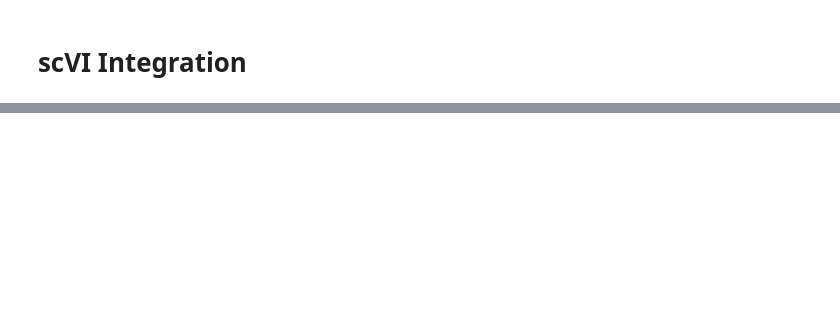
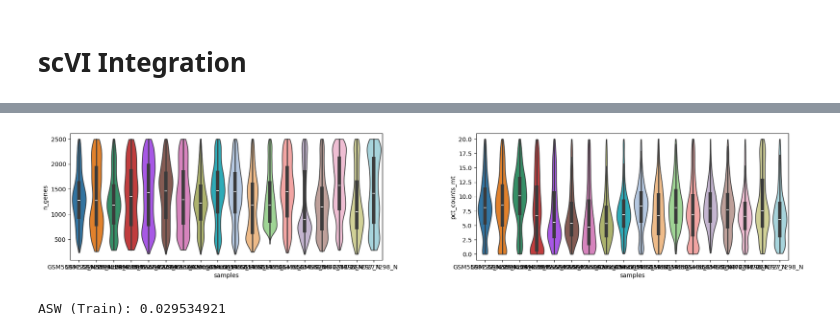
Before and after one commit to SaidAlkildani/EndoGyn, a Jupyter notebook: Integration_in_ETL.ipynb, the cells around one changed output, grey strips where cells are left out. Cells and saved outputs as stored; diff of their text form; code cells hidden in the pictures; blank space fills up the shorter version.

```diff
--- a/Integration_in_ETL.ipynb
+++ b/Integration_in_ETL.ipynb
@@ -143,8 +152,12 @@ merged_adata.obs['dataset'] = merged_adata.obs.index.str.split('-').str[-1]
 # %%
 # Create target variable in obs
-merged_adata.obs["target"] = (
-    merged_adata.obs["sample"]
+adata_merged.obs["target"] = (
+    adata_merged.obs["sample"]
     .str.split("_").str[-1]
     .str[0]
     .map({"C": "Cancer", "E": "EMS", "N": "Normal"})
 )
+
+# Extract group and target information from adata.obs
+groups = adata_merged.obs['samples']
+y = adata_merged.obs['target']
@@ -207,0 +270,22 @@ norm_test_df.to_parquet(os.path.join(processed_data_path, "scvi_normalized_test.
+# %%
+# EMS5 sample is suspicious but no apparent low quality
+with rc_context({"figure.figsize": (8, 4)}):
+    sc.pl.violin(
+        adata_train,
+        ["n_genes", "pct_counts_mt"],
+        groupby="samples",
+        stripplot=False,  # remove the internal dots
+        inner="box",  # adds a boxplot inside violins
+    )
+# %% [output]
+[figure, added]
+# %%
+# AWS (Average Silhouette Width) for train set, the closer to 0 the better
+# Get the embedding (e.g., UMAP, PCA, or integration output)
+X_emb = adata_train.obsm['X_scVI']  # or 'X_pca', 'X_integrated', etc.
+
+# Calculate silhouette score for batches (lower is better for batch removal)
+asw_batch = silhouette_score(X_emb, adata_train.obs['dataset'])
+print("ASW (Train):", asw_batch)
+# %% [output]
+ASW (Train): 0.029534921
```
Also changed, not shown: parts of 38 cells of this notebook.
